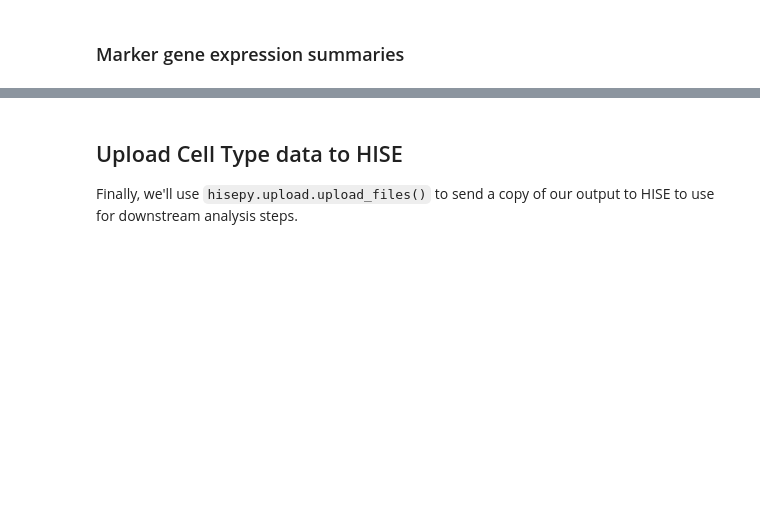
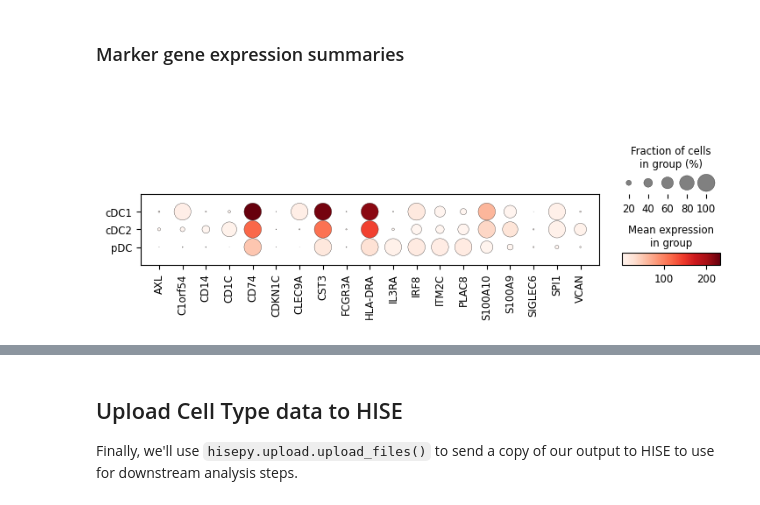
Before and after one commit to aifimmunology/sound-life-scrna-analysis, a Jupyter notebook: scrna-seq_analysis/02-reference_labeling/09e-Python_dc_L3_refinement.ipynb, the cells around one changed output, grey strips where cells are left out. Drawn from its saved outputs; the diff is of its cells as text; code cells hidden in the pictures; blank space fills up the shorter version.

```diff
--- a/scrna-seq_analysis/02-reference_labeling/09e-Python_dc_L3_refinement.ipynb
+++ b/scrna-seq_analysis/02-reference_labeling/09e-Python_dc_L3_refinement.ipynb
@@ -331,6 +382,10 @@ l2_markers = [
     'IL3RA', 'IRF8', 'ITM2C', 'PLAC8', 'S100A10',
     'S100A9', 'SIGLEC6', 'SPI1', 'VCAN'
 ]
+# %%
+sc.pl.dotplot(adata, groupby = 'AIFI_L2', var_names = l2_markers)
+# %% [output]
+[figure, added]
 # %%
 out_l2_markers = 'output/diha_{c}_AIFI_L2_review_markers_{d}.csv'.format(
     c = class_name,
```
Also changed, not shown: parts of 19 cells of this notebook, 2 other files.
